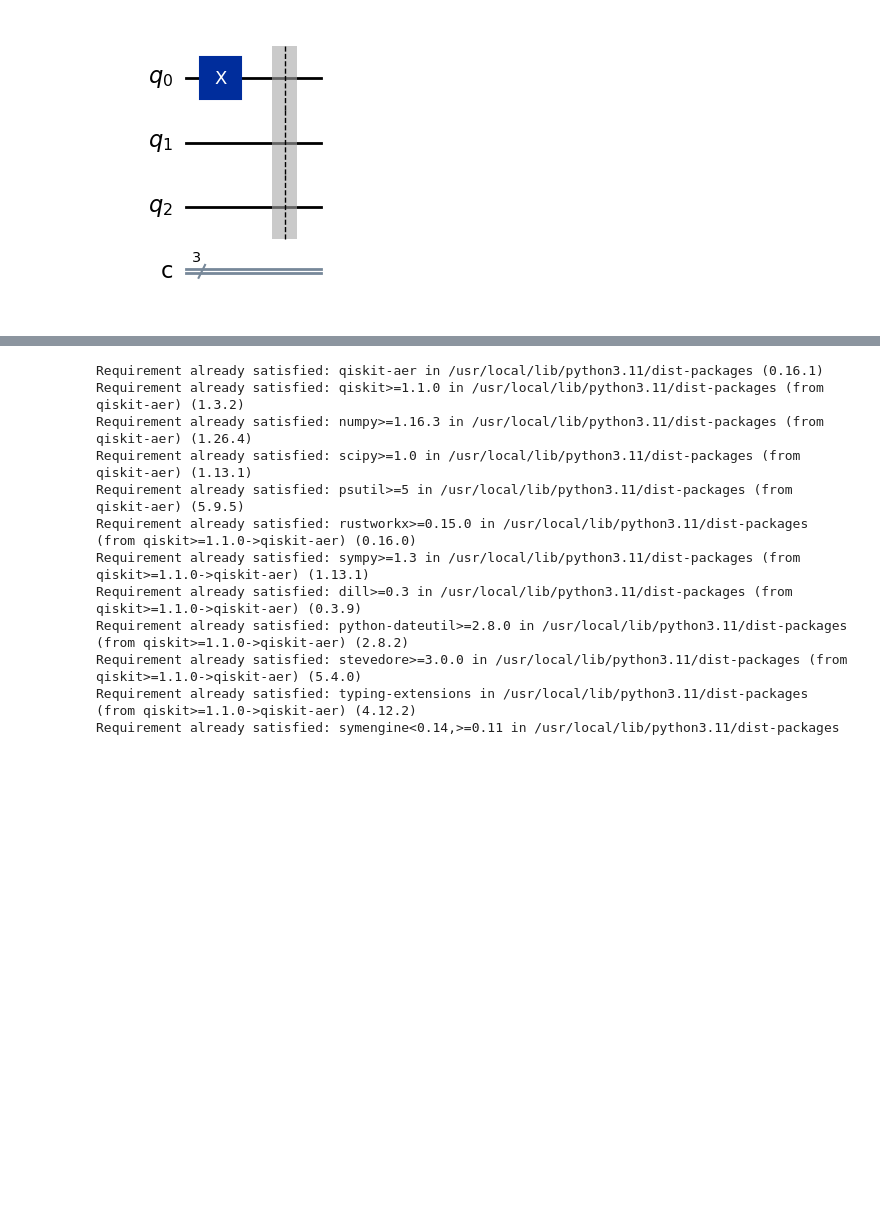
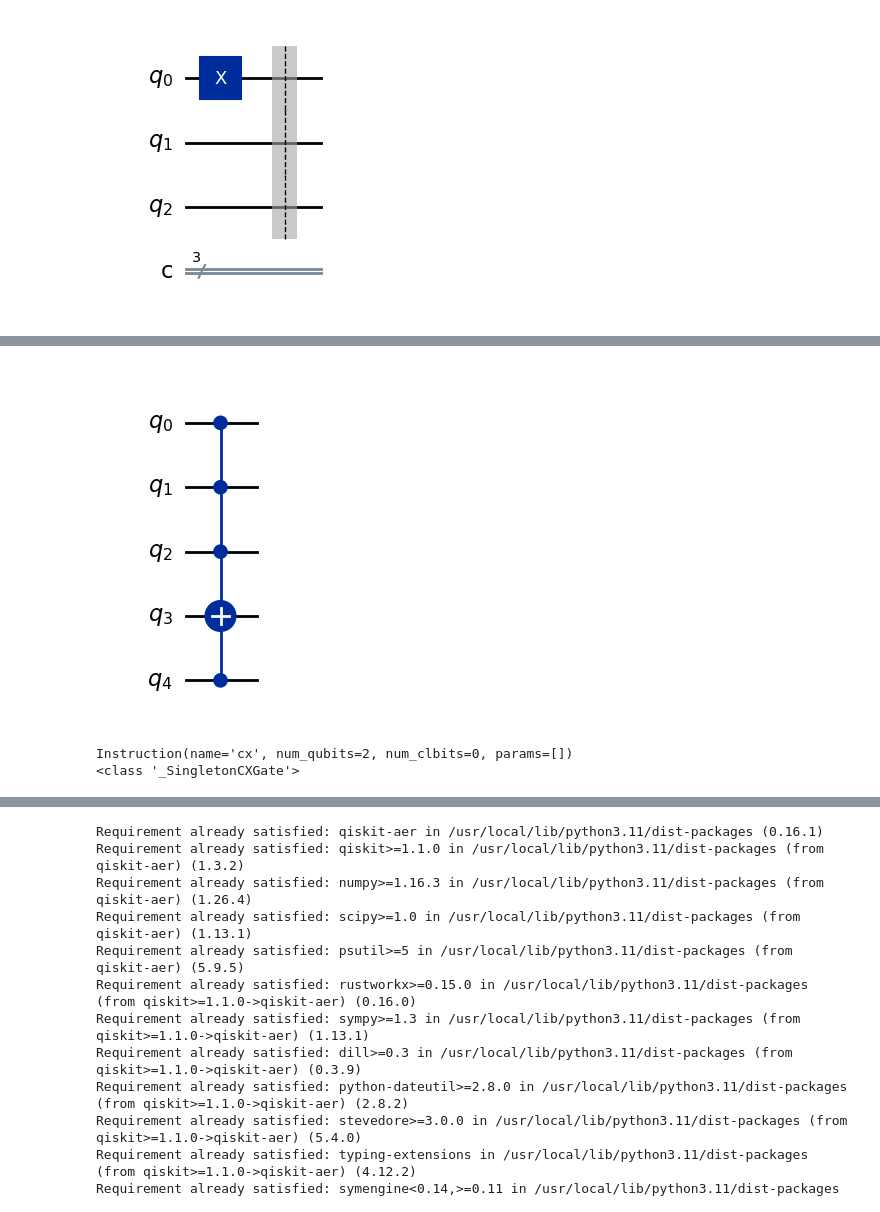
Before and after one commit to ajit-ai/QuantumComputing, a Jupyter notebook: QisKit_BaseCircuit.ipynb, the cells around one changed output, grey strips where cells are left out. Cells and saved outputs as stored; diff of their text form; code cells hidden in the pictures; blank space fills up the shorter version.

```diff
--- a/QisKit_BaseCircuit.ipynb
+++ b/QisKit_BaseCircuit.ipynb
@@ -180,0 +196,22 @@ Requirement already satisfied: pylatexenc in /usr/local/lib/python3.11/dist-pack
+# %%
+from qiskit.circuit.library import MCXGate
+gate = MCXGate(4)
+
+from qiskit import QuantumCircuit
+circuit = QuantumCircuit(5)
+circuit.append(gate, [0, 1, 4, 2, 3])
+circuit.draw('mpl')
+# %% [output]
+[figure, added]
+# %%
+from qiskit.circuit.library import get_standard_gate_name_mapping
+
+
+gate_name_map = get_standard_gate_name_mapping()
+cx_object = gate_name_map["cx"]
+
+print(cx_object)
+print(type(cx_object))
+# %% [output]
+Instruction(name='cx', num_qubits=2, num_clbits=0, params=[])
+<class '_SingletonCXGate'>
```
Also changed, not shown: parts of 31 cells of this notebook.
